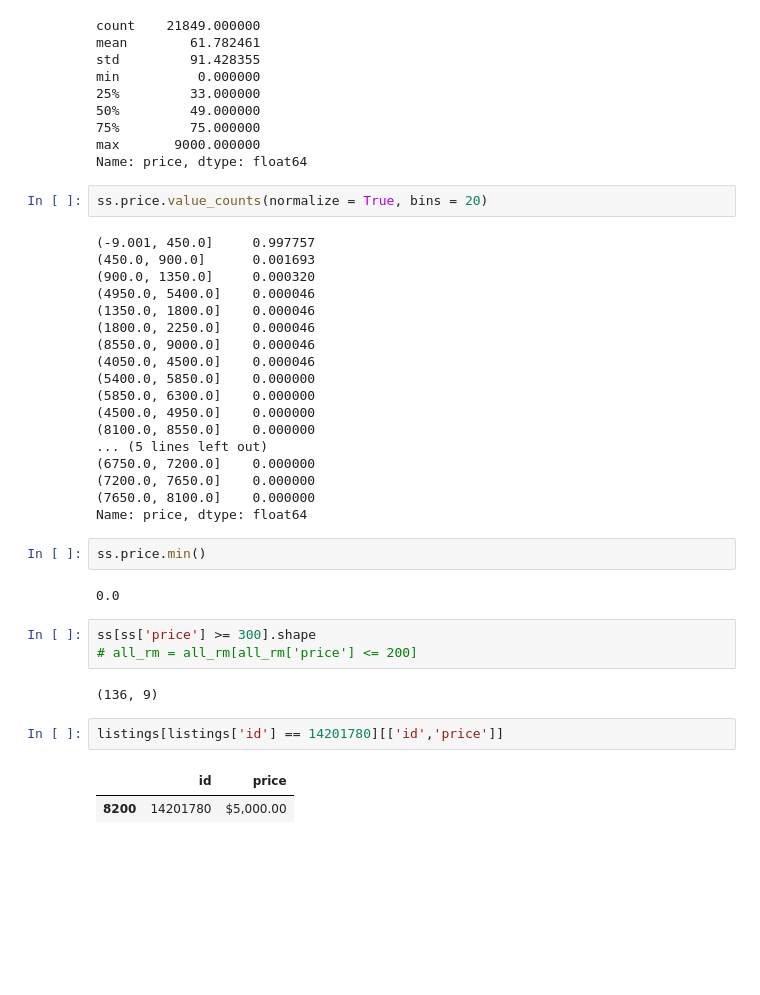
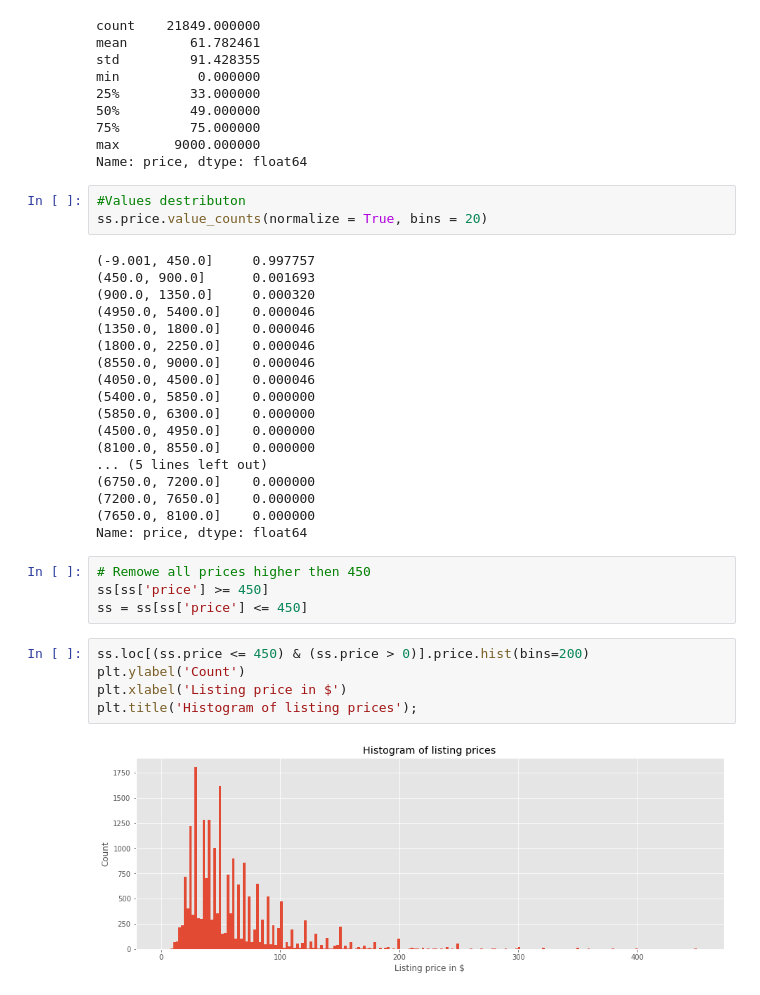
Before and after one commit to ibeketov/EnterpriseDataScientist, a Jupyter notebook: test.ipynb, the cells around one changed output. Saved outputs shown, nothing was run; the diff lists cells and outputs as text; blank space fills up the shorter version.

```diff
--- a/test.ipynb
+++ b/test.ipynb
@@ -118,6 +118,7 @@ min          0.000000
 max       9000.000000
 Name: price, dtype: float64
 # %%
+#Values destributon
 ss.price.value_counts(normalize = True, bins = 20)
 # %% [output]
 (-9.001, 450.0]     0.997757
@@ -137,17 +138,14 @@ ss.price.value_counts(normalize = True, bins = 20)
 (7200.0, 7650.0]    0.000000
 (7650.0, 8100.0]    0.000000
 Name: price, dtype: float64
-# %%
-ss.price.min()
-# %% [output]
-0.0
-# %%
-ss[ss['price'] >= 300].shape
-# all_rm = all_rm[all_rm['price'] <= 200]
-# %% [output]
-(136, 9)
-# %%
-listings[listings['id'] == 14201780][['id','price']]
-# %% [output]
-|  | id | price |
-| 8200 | 14201780 | $5,000.00 |
+# %%
+# Remowe all prices higher then 450
+ss[ss['price'] >= 450]
+ss = ss[ss['price'] <= 450]
+# %%
+ss.loc[(ss.price <= 450) & (ss.price > 0)].price.hist(bins=200)
+plt.ylabel('Count')
+plt.xlabel('Listing price in $')
+plt.title('Histogram of listing prices');
+# %% [output]
+[figure, added]
```
Also changed, not shown: parts of 11 cells of this notebook.
